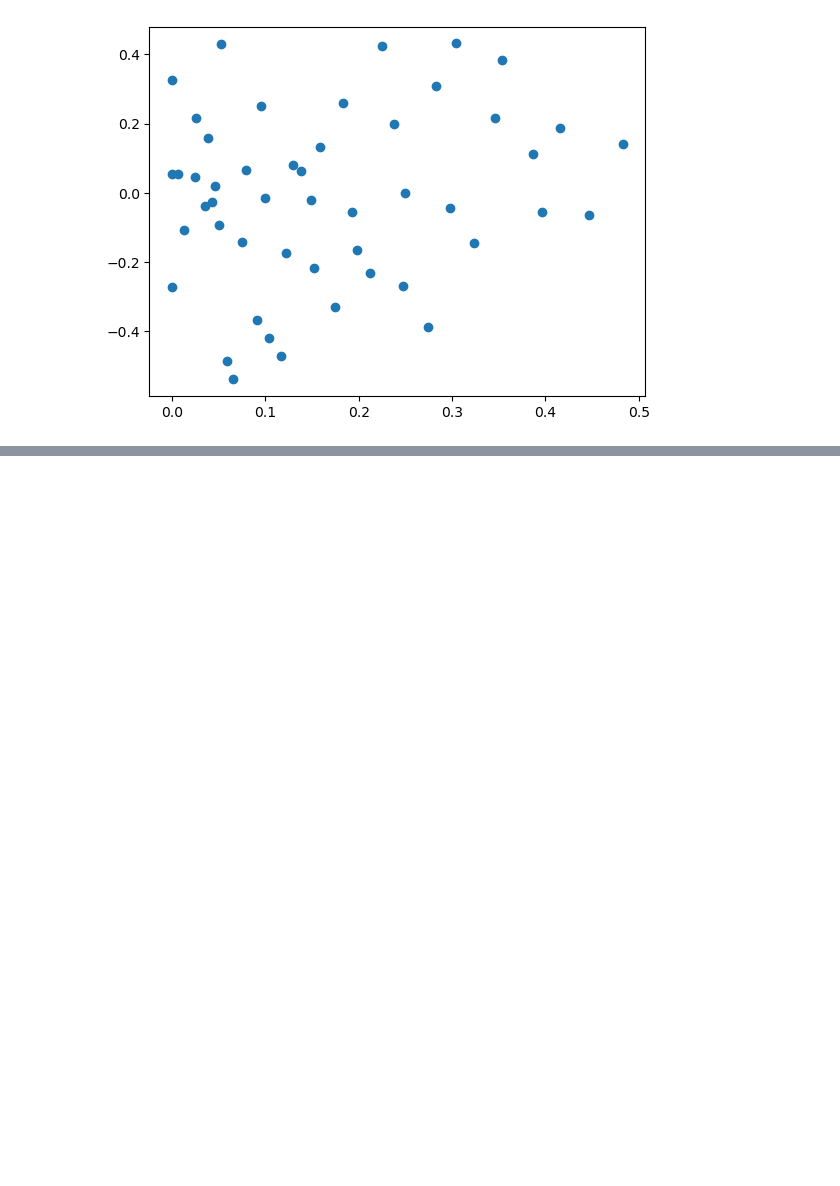
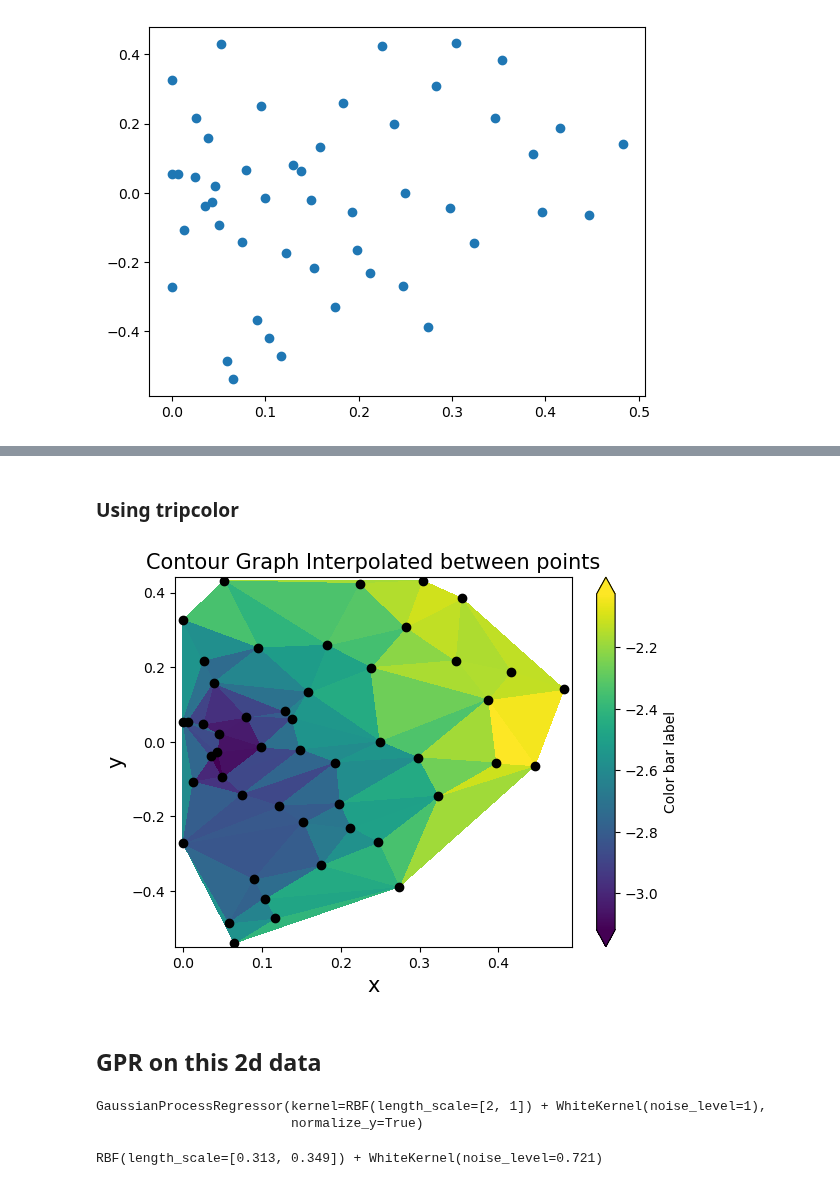
Before and after one commit to seanwhite674/FinalYearProject, a Jupyter notebook: RealData2d.ipynb, the cells around one changed output, grey strips where cells are left out. Cells and saved outputs as stored; diff of their text form; code cells hidden in the pictures; blank space fills up the shorter version.

```diff
--- a/RealData2d.ipynb
+++ b/RealData2d.ipynb
@@ -35,0 +64,22 @@ ValueError: Contour levels must be increasing
+# %% [markdown]
+### Using tripcolor
+# %%
+f, ax = plt.subplots()
+contour = ax.tripcolor(x, y, z, alpha = 1 )
+## FIXME research tricontourf and how it interpolates between points
+ax.plot(x, y, 'ko')
+
+ax.set_xlim([x.min() - 0.01, x.max() + 0.01])
+ax.set_ylim([y.min() - 0.01, y.max() + 0.01])
+
+# Add color bar with extension for full color coverage
+cbar = plt.colorbar(contour, ax=ax, extend='both')  # Extend adds color to extreme values
+cbar.set_label("Color bar label")  # Label for color bar
+plt.xlabel('x', size = 15)
+plt.ylabel('y', size = 15)
+plt.title('Contour Graph Interpolated between points', size = 15)
+plt.show()
+# %% [output]
+[figure, added]
+# %% [markdown]
+## GPR on this 2d data
@@ -35,0 +100,10 @@ ValueError: Contour levels must be increasing
+# %%
+gpr = GaussianProcessRegressor(kernel, normalize_y=True )
+gpr.fit(X_train, Y_train)
+# %% [output]
+GaussianProcessRegressor(kernel=RBF(length_scale=[2, 1]) + WhiteKernel(noise_level=1),
+                         normalize_y=True)
+# %%
+print(gpr.kernel_)
+# %% [output]
+RBF(length_scale=[0.313, 0.349]) + WhiteKernel(noise_level=0.721)
```
Also changed, not shown: parts of 13 cells of this notebook.
